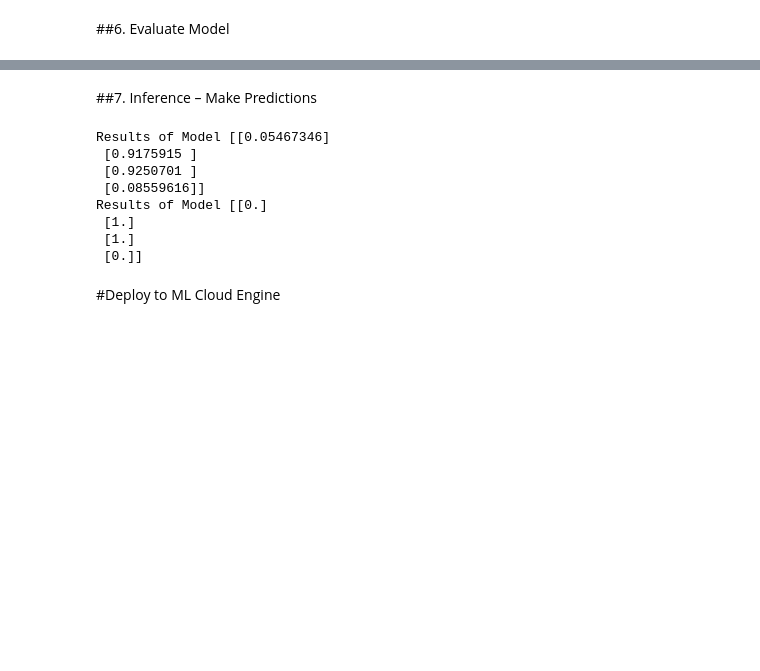
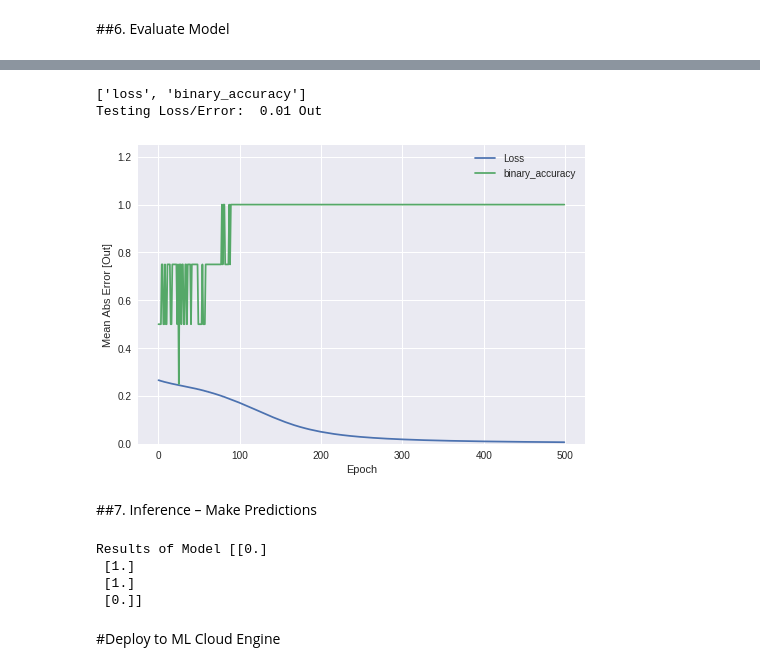
Before and after one commit to BlackMagicAI/AI-ML-Workshop, a Jupyter notebook: notebooks/xor_project.ipynb, the cells around one changed output, grey strips where cells are left out. Drawn from its saved outputs; the diff is of its cells as text; code cells hidden in the pictures; blank space fills up the shorter version.

```diff
--- a/notebooks/xor_project.ipynb
+++ b/notebooks/xor_project.ipynb
@@ -120,30 +155,26 @@ hist.tail()
 # %%
 import matplotlib.pyplot as plt
-#Is this model good? Visualize model performance
+#Is this model good? Visualize model performance,
+import matplotlib.pyplot as plt
 plt.figure()
 plt.xlabel('Epoch')
 plt.ylabel('Mean Abs Error [Out]')
 
-plt.plot(hist['epoch'], hist['mean_absolute_error'], label='Train Error')
+plt.plot(hist['epoch'], hist['loss'], label='Loss')
 
-plt.plot(hist['epoch'], hist['val_mean_absolute_error'], label = 'Val Error')
+plt.plot(hist['epoch'], hist['binary_accuracy'], label = 'binary_accuracy')
 plt.legend()
-plt.ylim([0,5])
+plt.ylim([0,1.25])
 
-plt.figure()
-plt.xlabel('Epoch')
-plt.ylabel('Mean Square Error [$MPG^2$]')
-plt.plot(hist['epoch'], hist['mean_squared_error'],
-         label='Train Error')
-plt.plot(hist['epoch'], hist['val_mean_squared_error'],
-         label = 'Val Error')
-plt.legend()
-plt.ylim([0,20])
-
-#Test model using the test data and evaluate
-#Returns the loss value & metrics values for the model in test mode - https://www.tensorflow.org/api_docs/python/tf/keras/models/Model#evaluate
-loss, mae, mse = model.evaluate(normed_test_data, test_labels, verbose=0)
-print("Testing set Mean Abs Error: {:5.2f} Out".format(mae))
+"#Test model using the test data and evaluate\n",
+"#Returns the loss value & metrics values for the model in test mode - https://www.tensorflow.org/api_docs/python/tf/keras/models/Model#evaluate\n",
+print(model.metrics_names)
+loss, ba = model.evaluate(x_df, y_df, verbose=0)
+print("Testing Loss/Error: {:5.2f} Out".format(loss))
+# %% [output]
+['loss', 'binary_accuracy']
+Testing Loss/Error:  0.01 Out
+[figure, added]
 # %% [markdown]
 ##7. Inference – Make Predictions
 # %%
@@ -152,13 +183,8 @@ print("Testing set Mean Abs Error: {:5.2f} Out".format(mae))
 #Predict Generates output predictions for the input sample - https://www.tensorflow.org/api_docs/python/tf/keras/models/Model#predict
 #Then flatten numpy array result - https://www.tutorialspoint.com/numpy/numpy_ndarray_flatten.htm
 test_df = pd.DataFrame({'x1':[0.0,0.0, 1.0, 1.0],'x2':[0.0,1.0, 0.0, 1.0]})
-print ('Results of Model', model.predict_proba(test_df))
 print ('Results of Model', model.predict(test_df).round())
 # %% [output]
-Results of Model [[0.05467346]
- [0.9175915 ]
- [0.9250701 ]
- [0.08559616]]
 Results of Model [[0.]
  [1.]
  [1.]
```
Also changed, not shown: parts of 6 cells of this notebook.
